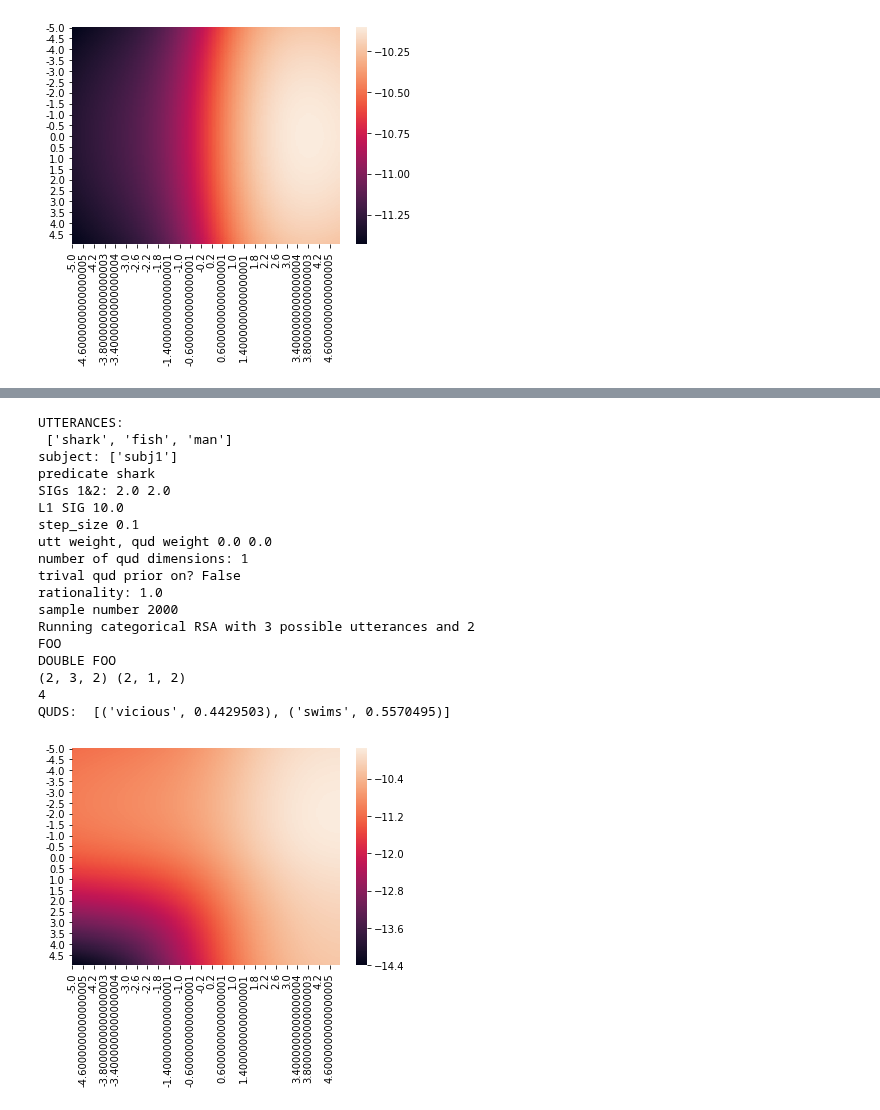
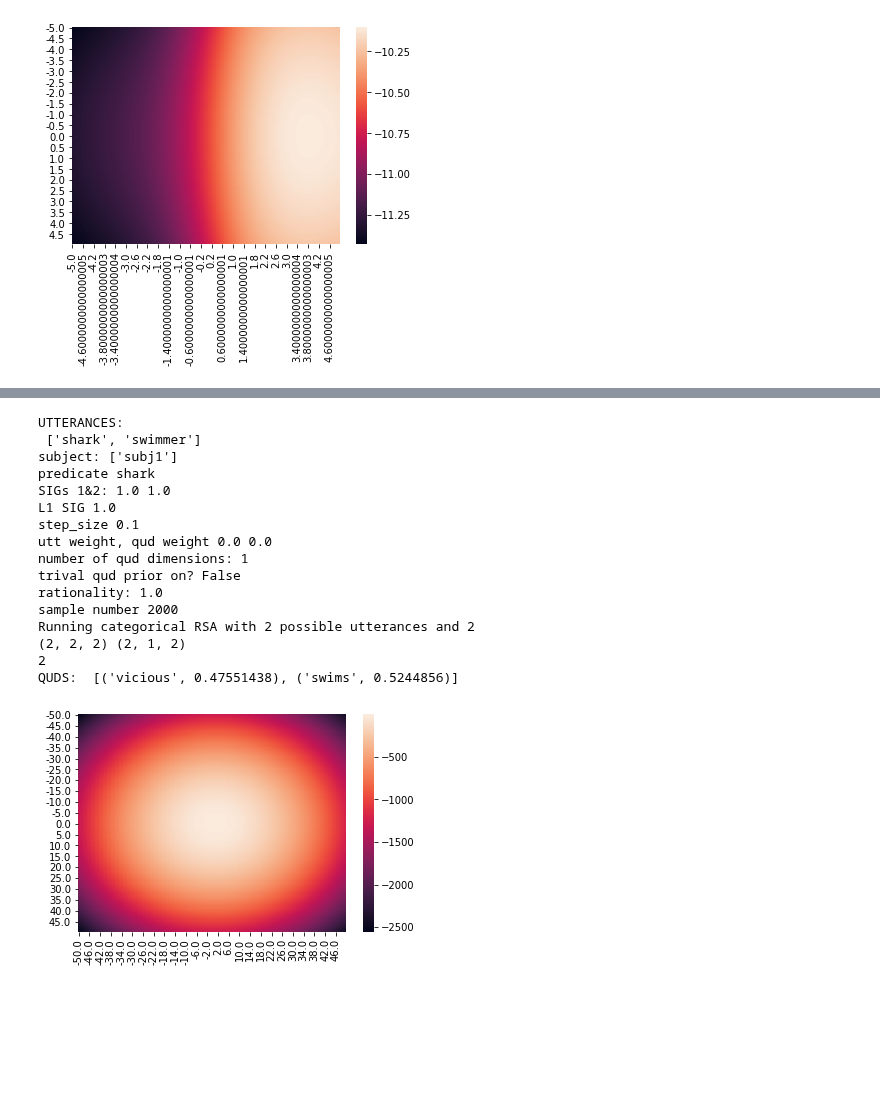
Before and after one commit to reubenharry/Distributional-RSA, a Jupyter notebook: minimal_case.ipynb, the cells around one changed output, grey strips where cells are left out. Cells and saved outputs as stored; diff of their text form; code cells hidden in the pictures; blank space fills up the shorter version.

```diff
--- a/minimal_case.ipynb
+++ b/minimal_case.ipynb
@@ -7,7 +7,7 @@ import seaborn
 from dist_rsa.models.debugging.l1_discrete import l1_model
 %matplotlib inline
 # %%
-def titrate(size,amount,l1_sig1,quds,only_trivial,pred,just_s1,possible_utterances,just_l0=False,sig1=0.1,sig2=0.1,prior=False):
+def titrate(size,amount,l1_sig1,quds,only_trivial,pred,just_s1,possible_utterances,just_l0=False,sig1=0.1,sig2=0.1,prior=False,discrete=True):
     results = l1_model(subj="subj1",
                              pred=pred,
                              sig1=sig1,
@@ -19,7 +19,7 @@ def titrate(size,amount,l1_sig1,quds,only_trivial,pred,just_s1,possible_utteranc
                              just_s1=just_s1,
                              just_l0=just_l0,
                              possible_utterances=possible_utterances,
-                             discrete=True,
+                             discrete=discrete,
                             )
 
 
@@ -117,25 +114,23 @@ QUDS:  [('vicious', 0.42915106), ('swims', 0.5708494)]
 # %%
-titrate(size=100,amount=0.05,l1_sig1=10.0,quds=['vicious',"swims"],possible_utterances=["shark","fish","man"],pred='shark',only_trivial=False,just_s1=False,just_l0=False,sig1=2.0,sig2=2.0,prior=False)
+titrate(size=100,amount=0.5,l1_sig1=1.0,quds=['vicious',"swims"],possible_utterances=["shark","swimmer"],pred='shark',only_trivial=False,just_s1=False,just_l0=False,sig1=1.0,sig2=1.0,prior=False)
 # %% [output]
 UTTERANCES:
- ['shark', 'fish', 'man']
+ ['shark', 'swimmer']
 subject: ['subj1']
 predicate shark
-SIGs 1&2: 2.0 2.0
-L1 SIG 10.0
+SIGs 1&2: 1.0 1.0
+L1 SIG 1.0
 step_size 0.1
 utt weight, qud weight 0.0 0.0
 number of qud dimensions: 1
 trival qud prior on? False
 rationality: 1.0
 sample number 2000
-Running categorical RSA with 3 possible utterances and 2
-FOO
-DOUBLE FOO
-(2, 3, 2) (2, 1, 2)
-4
-QUDS:  [('vicious', 0.4429503), ('swims', 0.5570495)]
+Running categorical RSA with 2 possible utterances and 2
+(2, 2, 2) (2, 1, 2)
+2
+QUDS:  [('vicious', 0.47551438), ('swims', 0.5244856)]
-[figure, old version]
+[figure, new version]
 # %%
 titrate(size=100,amount=0.05,l1_sig1=10.0,quds=['vicious',"swims"],possible_utterances=["shark","fish","man"],pred='fish',only_trivial=False,just_s1=False,just_l0=False,sig1=2.0,sig2=2.0,prior=False)
 # %% [output]
```
Also changed, not shown: parts of 2 cells of this notebook.
